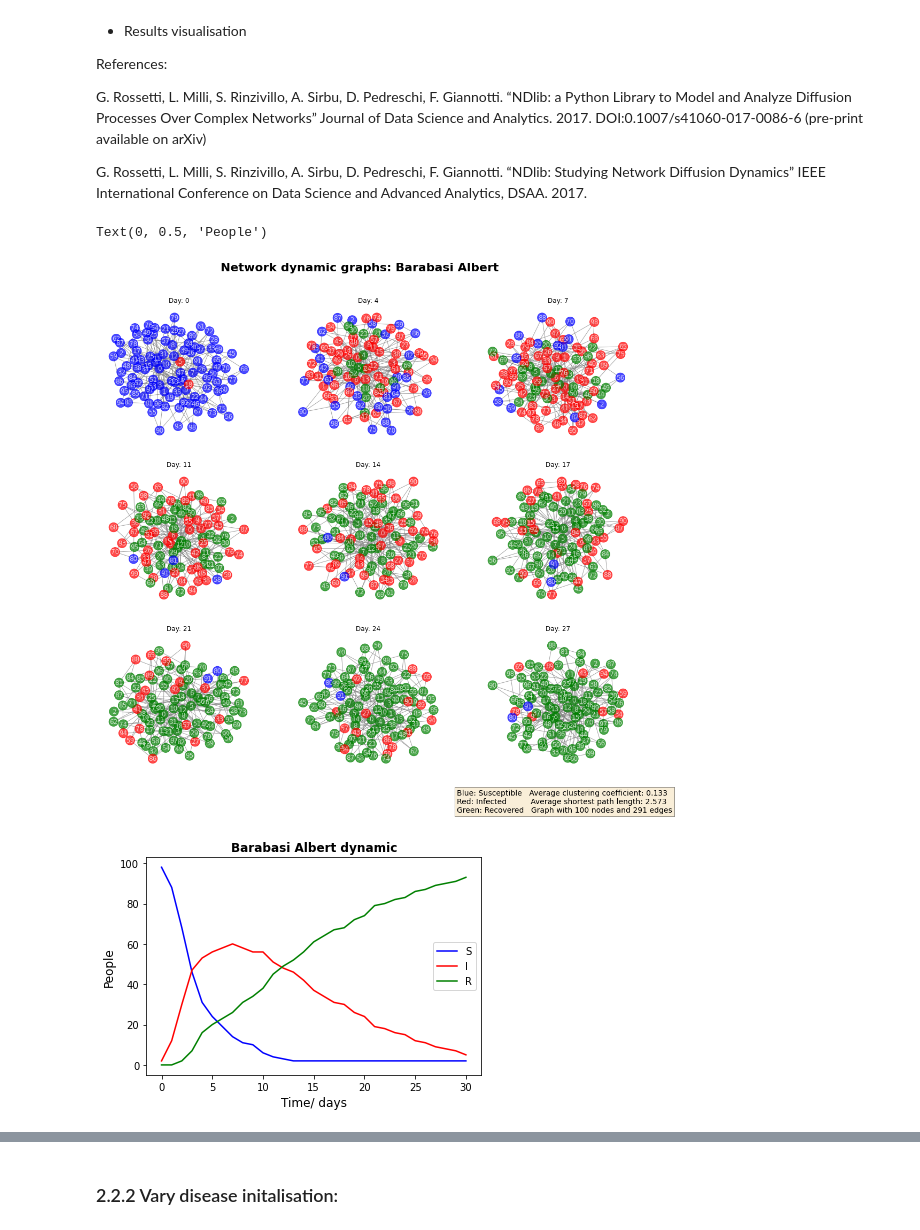
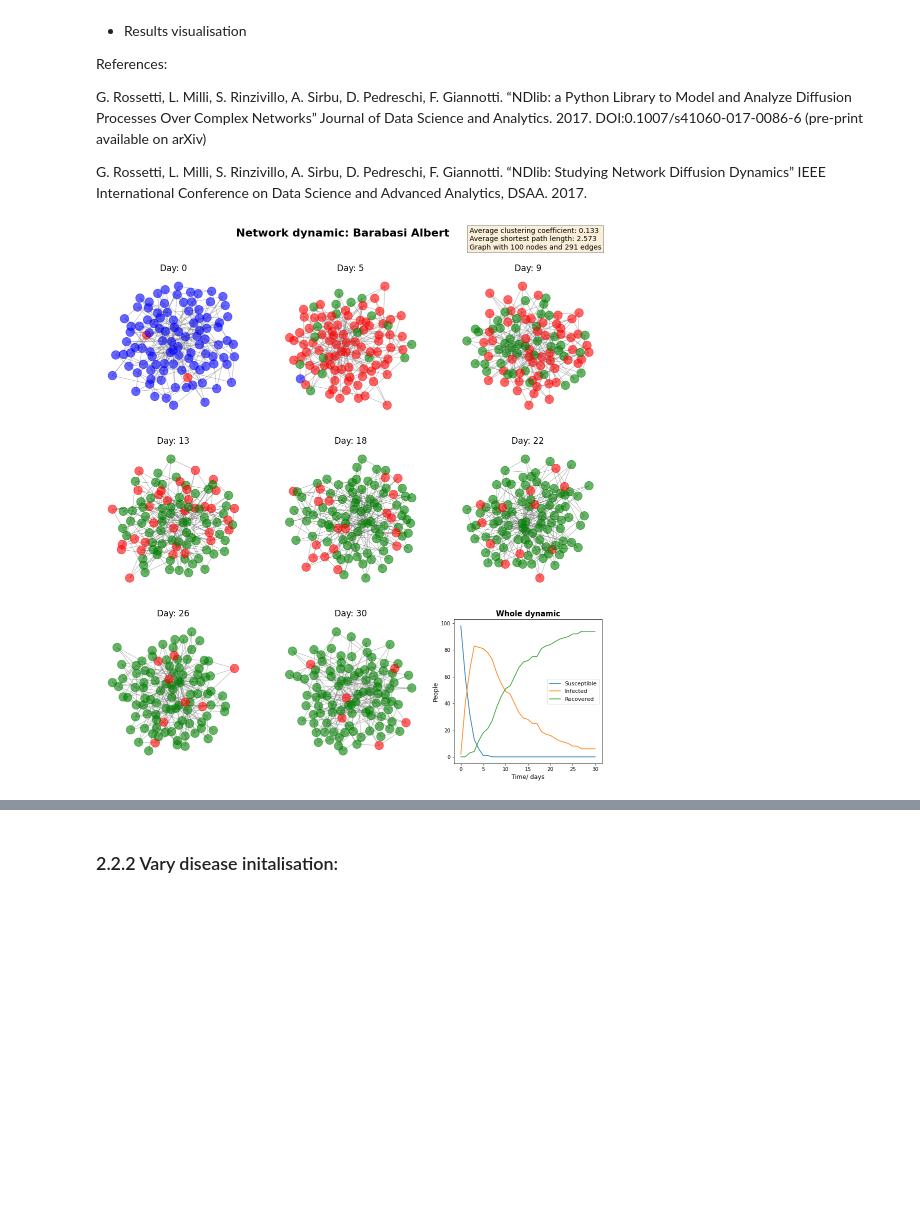
Before and after one commit to 2211064636/Introduction_to_Computational_Science, a Jupyter notebook: assigment2.ipynb, the cells around one changed output, grey strips where cells are left out. Drawn from its saved outputs; the diff is of its cells as text; code cells hidden in the pictures; blank space fills up the shorter version.

```diff
--- a/assigment2.ipynb
+++ b/assigment2.ipynb
@@ -640,13 +666,13 @@ R0 = [0, 0]
 beta = 1.4
 gamma = 0.3
 rho = [[1, 0], [0, 1]]
-rho_list = np.linspace(0.1, 0.9, 50)
+rho_list = np.linspace(0, 1, 150)
 t_stop = 20
 delays = []
 heights = []
 
 # Find the peaks and delays
-fig,ax = plt.subplots(nrows = 2,ncols = 1,sharex=True,figsize=(8,6))
+fig,ax = plt.subplots(nrows = 2,ncols = 1,sharex=True,figsize=(5,7))
 for i in range(len(rho_list)):
     rho[0][1] = rho_list[i]
     results = SIR_meta(S0, I0, R0, beta, gamma, rho, t_stop).events()
@@ -664,15 +690,16 @@ r2, p2 = stats.pearsonr(rho_list, heights)
 # Plot data
 ax[0].figsize=(5,4)
 ax[1].figsize=(5,4)
-ax[0].plot(rho_list, delays, '-o', alpha = 0.9, label = 'Delay' + '\n' + '(r = '+ str(round(r1, 2))+'\n'+'p = ' + str(round(p1, 2)) + ')')
-ax[1].plot(rho_list, heights, '-o', alpha = 0.9, label = 'Difference' + '\n' + '(r = '+ str(round(r2, 2))+'\n'+'p = ' + str(round(p2, 2)) + ')')
+ax[0].plot(rho_list, delays, '-', alpha = 0.9, label = 'Delay' + '\n' + '(r = '+ str(round(r1, 2))+'\n'+'p = ' + str(round(p1, 2)) + ')')
+ax[1].plot(rho_list, heights, '-', alpha = 0.9, label = 'Difference' + '\n' + '(r = '+ str(round(r2, 2))+'\n'+'p = ' + str(round(p2, 2)) + ')')
 ax[0].set_title("Peaks' delays between two sub populations" + '\n' + " (" + 'sub populations1 - sub populations2' + ")")
 ax[1].set_title('Differences between two peaks')
 ax[1].set_xlabel(chr(961))
 ax[0].set_ylabel('Time')
 ax[1].set_ylabel('Infected people')
-ax[0].legend(loc = 'upper right')
-ax[1].legend(loc = 'upper left')
-fig.subplots_adjust(hspace = 0.3)
-fig.suptitle('Meta-population SIR model', y= 1.05, weight='bold', fontsize=12)
+ax[0].legend(loc = 'upper right', fontsize = 10)
+ax[1].legend(loc = 'upper left', fontsize = 10)
+fig.subplots_adjust(hspace = 0.22)
+fig.suptitle('Meta-population SIR model', y= 0.985, weight='bold', fontsize=12)
+plt.savefig('m_3.pdf',dpi=200)
 # %% [output]
@@ -901,58 +927,65 @@ class Network_SIRmodel(object):
         # Count the initial number of SIR
         results = []
         results.append(G.count())
-        fig= plt.subplots(3, 3,figsize=(18, 16))
+        fig, ax= plt.subplots(3, 3,figsize=(18, 18))
         for t in range(0, End_day):
             # Plot nine graphs as even time interval through the whole period
-            if int(t% (End_day / 9)) == 0:
-                plt.subplot(331 + int(t / (End_day / 9)))
-                plt.title('Day: ' + str(t))
-                nx.draw(g, with_labels = True, font_color='white', alpha = 0.7,node_color = G.node_color(), edge_color = 'gray')
+            if int(t% (End_day / 7)) == 0:
+                plt.subplot(331 + int(t / (End_day / 7)))
+                plt.title('Day: ' + str(t), fontsize = 17)
+                nx.draw(g, with_labels = False, font_color='white', alpha = 0.6,node_color = G.node_color(), edge_color = 'gray')
+            elif int(t) == int(End_day-1):
+                plt.subplot(338)
+                plt.title('Day: ' + str(t+1), fontsize = 17)
+                nx.draw(g, with_labels = False, font_color='white', alpha = 0.6,node_color = G.node_color(), edge_color = 'gray')
             G.update_network()           # Update network
             results.append(G.count())    # Count S, I, and R number
+
         # Adjust the whole image
-        plt.suptitle('Network dynamic graphs: ' + graph_name, y=0.95, weight='bold', fontsize=22)
-        plt.text(-1.5, -1.7, 'Blue: Susceptible   Average clustering coefficient: '+ str(round(nx.average_clustering(self.g), 3)) + '\n' + 'Red: Infected          Average shortest path length: ' + str(round(nx.average_shortest_path_length(self.g), 3))+'\n' + 'Green: Recovered   ' + nx.info(self.g),
-        bbox=dict(boxstyle="square", facecolor='wheat', edgecolor='black', alpha= 0.5),fontsize=14)
+        plt.suptitle('Network dynamic: ' + graph_name, y=0.95, weight='bold', fontsize=22)
+
         return results
 
 
 '2.1.1.1 Scale-free networks: Barabasi Albert graph'
 
 # Set the initial values
 N = 100
 beta = 0.2
 gamma = 0.1
 End_day = 30
 # Scale-free networks: more vulnerable to attacks
 graph_name = 'Barabasi Albert'
 g = nx.barabasi_albert_graph(N, 3, seed=2)
 # pos = nx.random_layout(g, seed = 26)
 
 # Set the condition for every node, and import the infected
 for node in g:
     g.nodes[node]['state'] = 'S'
-g.nodes[5]['state'] = "I"     # Set infectious node
-g.nodes[18]['state'] = 'I'
+R1 = int(np.random.uniform(0,100))
+R2 = int(np.random.uniform(0,100))
+g.nodes[R1]['state'] = "I"     # Set infectious node
+g.nodes[R2]['state'] = 'I'
 
 # Put the graph into class
 G = Network_SIRmodel(g, graph_name, beta, gamma, End_day)
 
 # Generate graphs and every steps dynamics data
 results = G.draw_graphs()
 
 # Analyse the trend dynamics
 color_dict = {'S':'b','I':'r','R':'g'}
-ax = pd.DataFrame(results,columns=['S', 'I', 'R'])
-ax.plot(color=[color_dict.get(x) for x in ax.columns])
-plt.title('Barabasi Albert dynamic',weight='bold')
+count = pd.DataFrame(results,columns=['S', 'I', 'R'])
+plt.subplot(3,3,9)
+plt.plot(count)
+plt.title('Whole dynamic',weight='bold', fontsize = 15)
 plt.xlabel('Time/ days', fontsize=12)
 plt.ylabel('People', fontsize=12)
-# print(nx.info(g),nx.average_clustering(g), nx.average_shortest_path_length(g),nx.degree_centrality(g))
+plt.legend(labels=['Susceptible','Infected','Recovered','True cases'],loc="right",fontsize=11)
+plt.text(1.9, 380, 'Average clustering coefficient: '+ str(round(nx.average_clustering(g), 3)) + '\n' + 'Average shortest path length: ' + str(round(nx.average_shortest_path_length(g), 3)) + '\n' + nx.info(g), bbox=dict(boxstyle="square", facecolor='wheat', edgecolor='black', alpha= 0.5),fontsize=14)
+plt.savefig('n_1.pdf',dpi=200)
 # %% [output]
-Text(0, 0.5, 'People')
-[figure, old version]
+[figure, new version]
-[figure, removed]
 # %%
 '2.1.1.2 Small World Networks: Watts-Strogatz graph'
 
```
Also changed, not shown: parts of 10 cells of this notebook.
